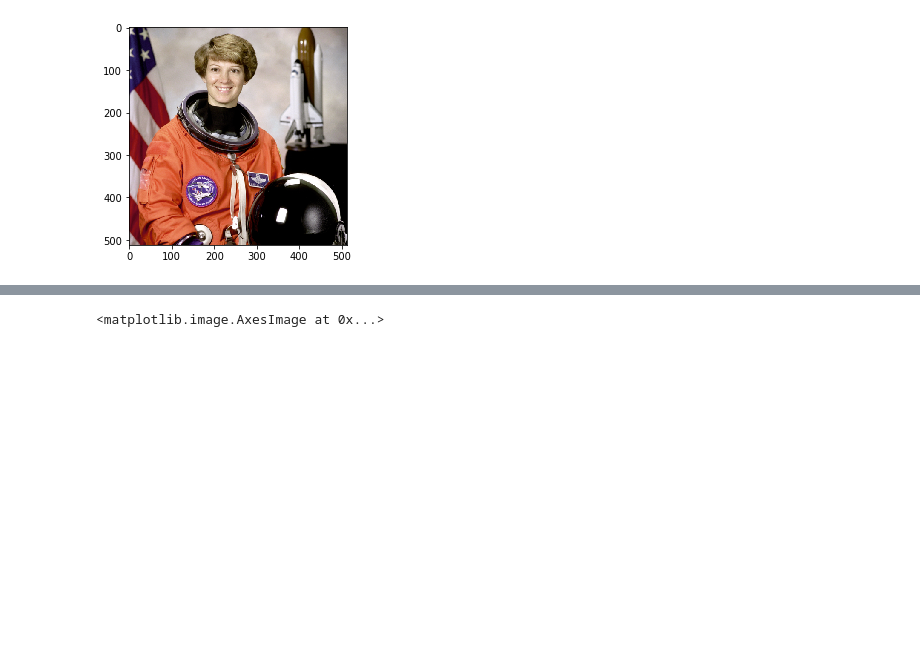
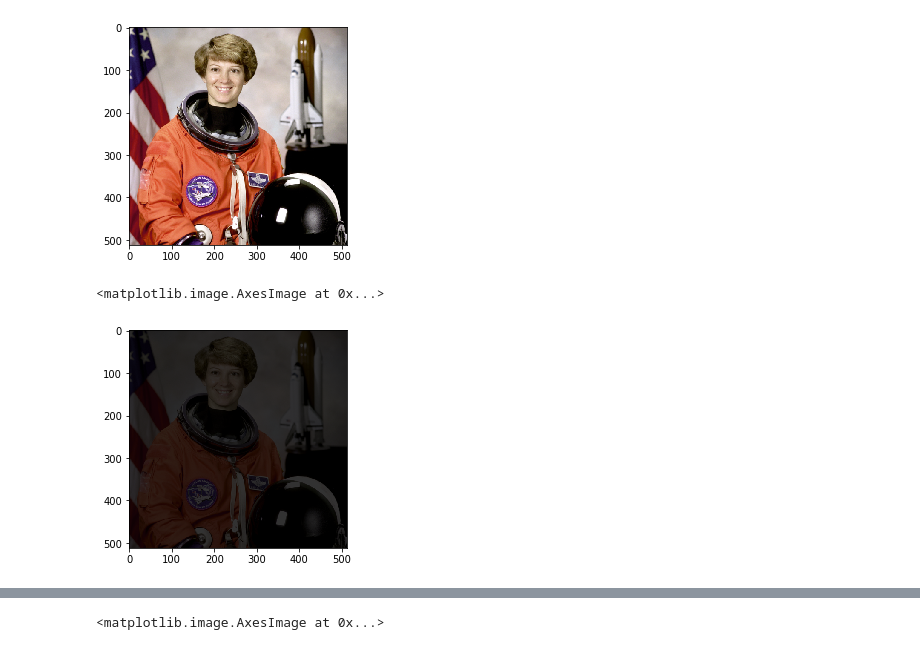
Before and after one commit to gLeitao/pos-data-science, a Jupyter notebook: recuperacao_informacoes/aula_4/Imagens.ipynb, the cells around one changed output, grey strips where cells are left out. Saved outputs shown, nothing was run; the diff lists cells and outputs as text; code cells hidden in the pictures; blank space fills up the shorter version.

Commit message:
exemplos de processamento de imagem

```diff
--- a/recuperacao_informacoes/aula_4/Imagens.ipynb
+++ b/recuperacao_informacoes/aula_4/Imagens.ipynb
@@ -17,3 +17,8 @@ plt.imshow(I)
 # %% [output]
 <matplotlib.image.AxesImage at 0x...>
 [figure]
+# %%
+plt.imshow(np.uint8(I * 0.2))
+# %% [output]
+<matplotlib.image.AxesImage at 0x...>
+[figure, added]
```
Also changed, not shown: parts of 9 cells of this notebook.
